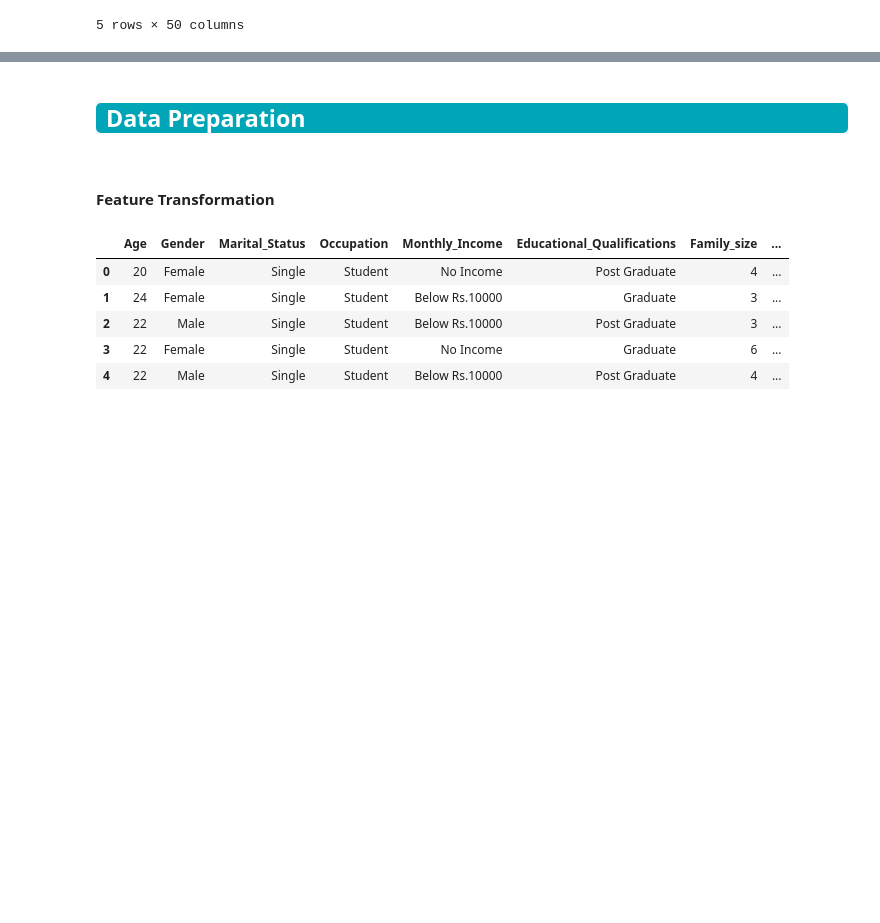
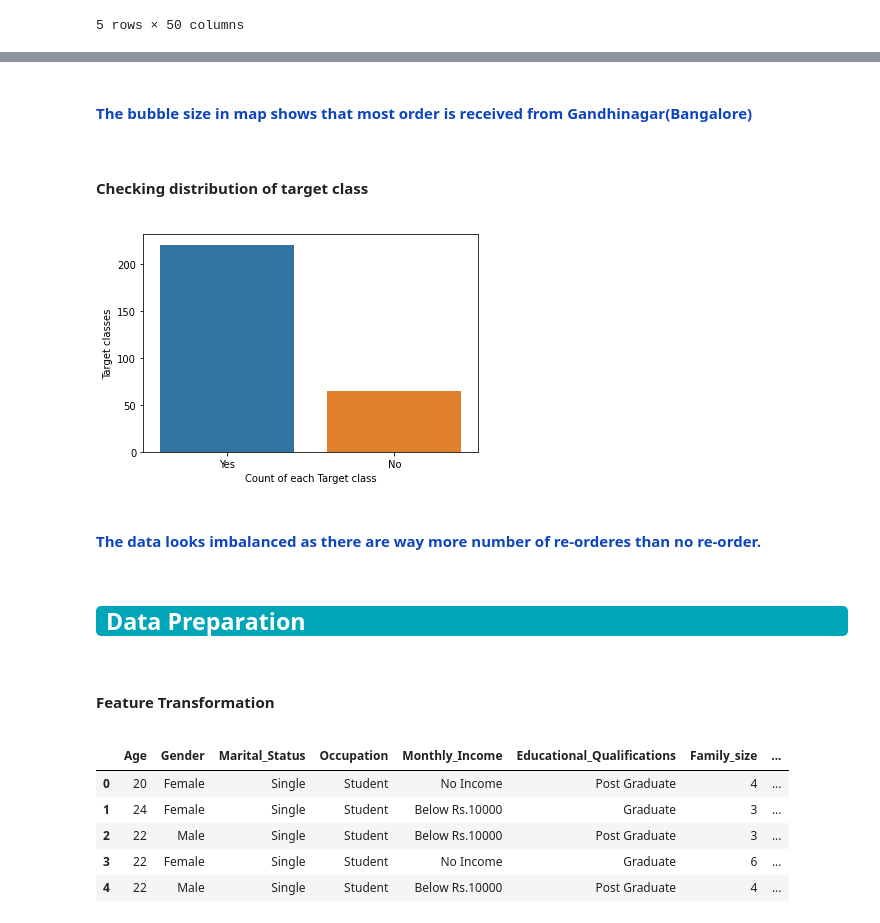
Before and after one commit to yashkanakia/DataScience, a Jupyter notebook: Customer Churn Prediction/CustomerChurnPrediction.ipynb, the cells around one changed output, grey strips where cells are left out. Drawn from its saved outputs; the diff is of its cells as text; code cells hidden in the pictures; blank space fills up the shorter version.

```diff
--- a/Customer Churn Prediction/CustomerChurnPrediction.ipynb
+++ b/Customer Churn Prediction/CustomerChurnPrediction.ipynb
@@ -179,11 +195,25 @@ for lat, lon, freq, pin in zip(x['latitude'], x['longitude'], x['frequency'], x[
 delivery_map
 # %% [output]
 [interactive output not drawn]
+# %% [markdown]
+<h4><p style="color:#0d45be">The bubble size in map shows that most order is received from Gandhinagar(Bangalore)</p></h4>
+# %% [markdown]
+<h4><p>Checking distribution of target class</p></h4>
+# %%
+# Check distribution of target class
+sns.countplot(x=food_df['Output'] ,data=food_df)
+plt.xlabel("Count of each Target class")
+plt.ylabel("Target classes")
+plt.show()
+# %% [output]
+[figure, added]
+# %% [markdown]
+<h4><p style="color:#0d45be">The data looks imbalanced as there are way more number of re-orderes than no re-order.</p></h4>
 # %% [markdown]
 <div class="alert alert-info" style="background-color:#00a6b8; color:white; padding:0px 10px; border-radius:5px;"><h2 style='margin:10px 5px'>Data Preparation</h2>
 </div>
 # %% [markdown]
-#### Feature Transformation
+<h4><p>Feature Transformation</p></h4>
 # %%
 #Mapping 1 and 0 to Yes and No respectively for further analysis.
 food_df['mapped_output'] = food_df['Output'].map({'Yes': 1, 'No': 0})
```
Also changed, not shown: parts of 29 cells of this notebook, 1 other file.
